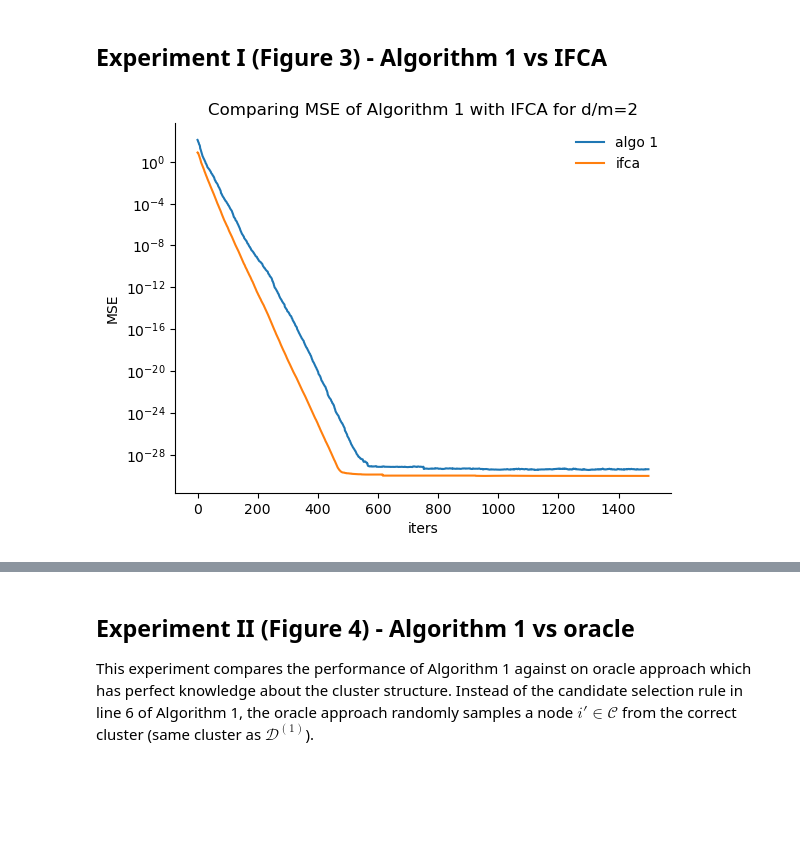
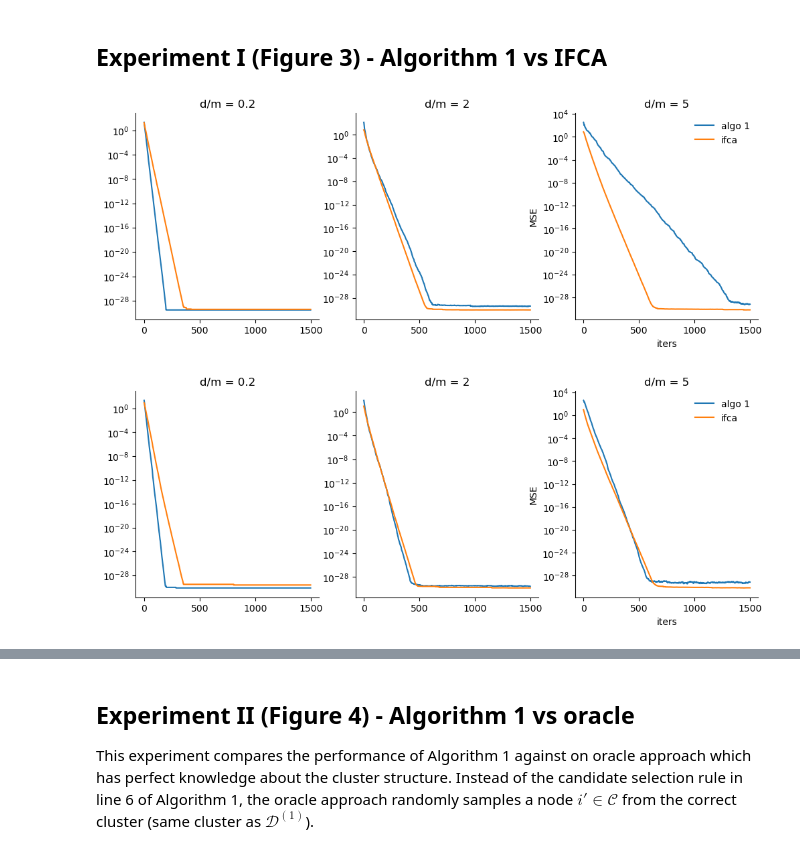
Before and after one commit to shamPJ/PersFL, a Jupyter notebook: persFL.ipynb, the cells around one changed output, grey strips where cells are left out. Saved outputs shown, nothing was run; the diff lists cells and outputs as text; code cells hidden in the pictures; blank space fills up the shorter version.

Commit message:
add new exp's for ifca

```diff
--- a/persFL.ipynb
+++ b/persFL.ipynb
@@ -386,7 +388,7 @@ def compute_grads(subset, weights):
 
     return cluster_labels, grads, l
 # %%
-def ifca(n_clusters, n_samples, n_features, noise_scale, iters, lrate, subset_size, n_ds, regenerate=False):
+def ifca(n_clusters_true, n_clusters_exp, n_samples, n_features, noise_scale, iters, lrate, subset_size, n_ds, regenerate=False):
 
     """
     Function to create datasets and implement Algorithm 2 "Iterative Federated Clustering Algorithm (IFCA)".
@@ -412,7 +414,7 @@ def ifca(n_clusters, n_samples, n_features, noise_scale, iters, lrate, subset_si
 
     # Sample true weight vector for clusters
     # uniform distr ~U(-5,5)
-    true_weights = np.random.uniform(-5, 5, size=(n_clusters, n_features, 1))
+    true_weights = np.random.uniform(-5, 5, size=(n_clusters_true, n_features, 1))
 
     # Create dataset D_(1) with true weight vector corresponding to the first cluster
     X1, y1 = local_ds(true_weights[0], 0, n_samples, noise_scale).generate()
@@ -420,20 +422,20 @@ def ifca(n_clusters, n_samples, n_features, noise_scale, iters, lrate, subset_si
 
     # Create client datasets D_(i`) objects
     Ds = []
-    for i in range(n_clusters):
+    for i in range(n_clusters_true):
         for j in range(n_ds):
             D = local_ds(true_weights[i], i, n_samples, noise_scale)
             Ds.append(D)
 
     # init clusters weights
-    weights = np.random.normal(0, 1.0, size=(n_clusters, n_features))
+    weights = np.random.normal(0, 1.0, size=(n_clusters_exp, n_features))
 
     # store MSE := ||w_hat - w_true^(1)||^2
     MSE = np.zeros((iters))
 
     for iter in range(iters): # Line 2.
         # Line 4. Select subset of clients:
-        idx = np.random.choice(n_clusters*n_ds, subset_size, replace=False)
+        idx = np.random.choice(n_clusters_true*n_ds, subset_size, replace=False)
         Ds_subset = [Ds[i] for i in idx]
         # get data from dataset objects
         Xs = np.zeros((subset_size, n_samples, n_features))
@@ -456,7 +458,7 @@ def ifca(n_clusters, n_samples, n_features, noise_scale, iters, lrate, subset_si
         cluster_labels, grads, _ = compute_grads(subset, weights)
 
         # Line 14. compute average of the gradients over the clusters and update weights
-        for i in range(n_clusters):
+        for i in range(n_clusters_exp):
             # choose all clients with cluster label i
             idx = np.where(cluster_labels == i)[0]
             if len(idx) != 0:
@@ -499,7 +477,33 @@ def experiment(n_clusters, n_ds, n_samples, lrate, iters):
-# %%
-loss_algo1, loss_ifca = experiment(n_clusters, n_ds, n_samples, lrate, iters)
-if save_data:
-    df = pd.DataFrame(data=np.array([loss_algo1, loss_ifca]).T)
-    df.to_csv('Algo1_vs_ifca.csv', mode='a', index=True, header=None)
-# %% [output]
-[figure, removed]
+# %%
+def experiment(n_clusters_true, n_clusters_exp, n_ds, n_samples, lrate, iters, regenerate=False):
+    # params of experiment
+    subset_size = int(0.2*n_clusters_true*n_ds)
+    noise_scale = 0
+
+    # try out different d/m ratios (keep m=10 and vary d)
+    # d/m = 0.2, 1, 2, 5, 10 ~> d = 2, 10, 20, 50, 100
+    ds = [2, 20, 50]
+    labels = ['d/m = 0.2', 'd/m = 2', 'd/m = 5']
+
+    mse = np.zeros((len(ds), iters))
+    mse_ifca = np.zeros((len(ds), iters))
+    for i, n_features in enumerate(ds):
+        mse[i] = train(n_clusters_true, n_samples, n_features, noise_scale, iters, lrate, subset_size, n_ds, regenerate=regenerate)
+        mse_ifca[i] = ifca(n_clusters_true, n_clusters_exp, n_samples, n_features, noise_scale, iters, lrate, subset_size, n_ds)
+
+    fig, axs = plt.subplots(1, len(ds), figsize=(12,4))
+    for i in range(len(ds)):
+        axs[i].plot(np.arange(iters), mse[i], label='algo 1')
+        axs[i].plot(np.arange(iters), mse_ifca[i], label='ifca')
+        axs[i].set_title(labels[i])
+        axs[i].set_yscale('log')
+
+    plt.xlabel('iters')
+    plt.ylabel('MSE')
+    plt.legend(frameon=False)
+    plt.show()
+    return mse, mse_ifca
+# %%
+loss_algo1, loss_ifca = experiment(n_clusters, n_clusters, n_ds, n_samples, lrate, iters)
+# %% [output]
+[figure, added]
@@ -505,0 +516,4 @@ if save_data:
+# %%
+experiment(n_clusters, n_clusters, n_ds, n_samples, lrate, iters, regenerate=True)
+# %% [output]
+[figure, added]
```
Also changed, not shown: parts of 12 cells of this notebook.
